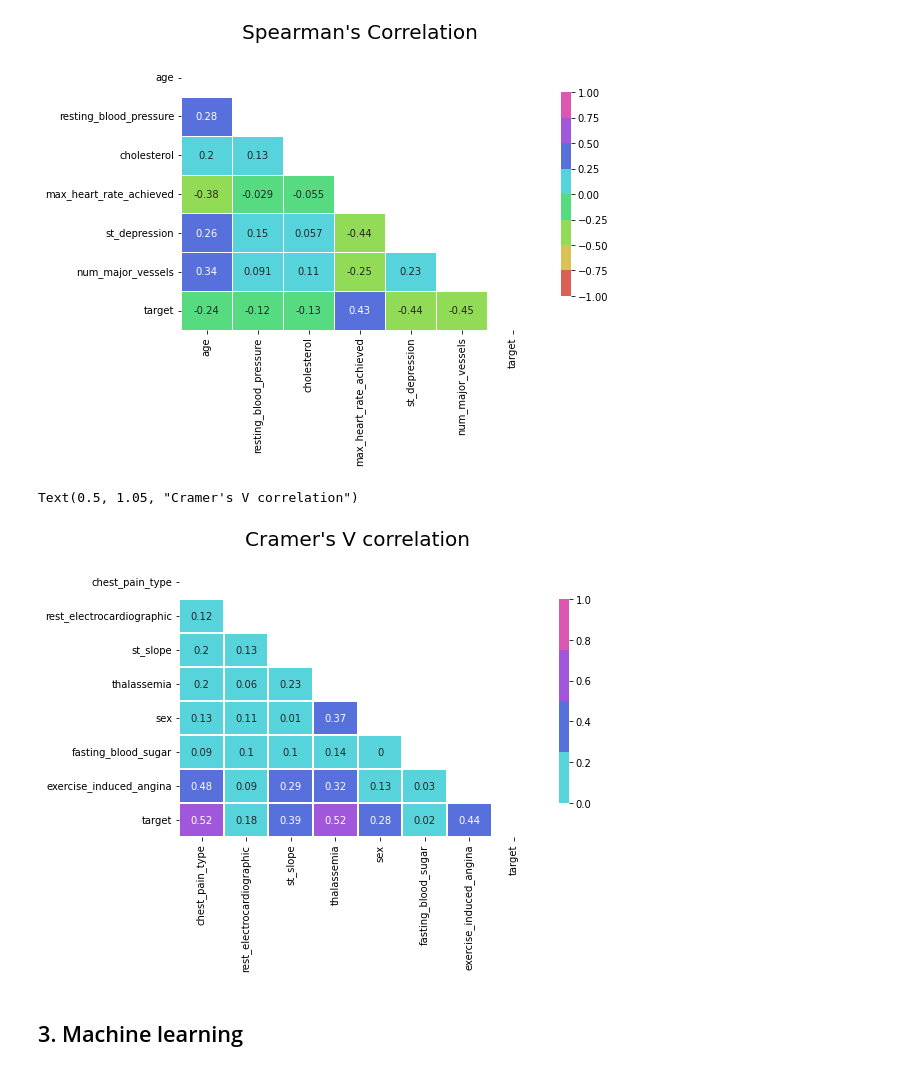
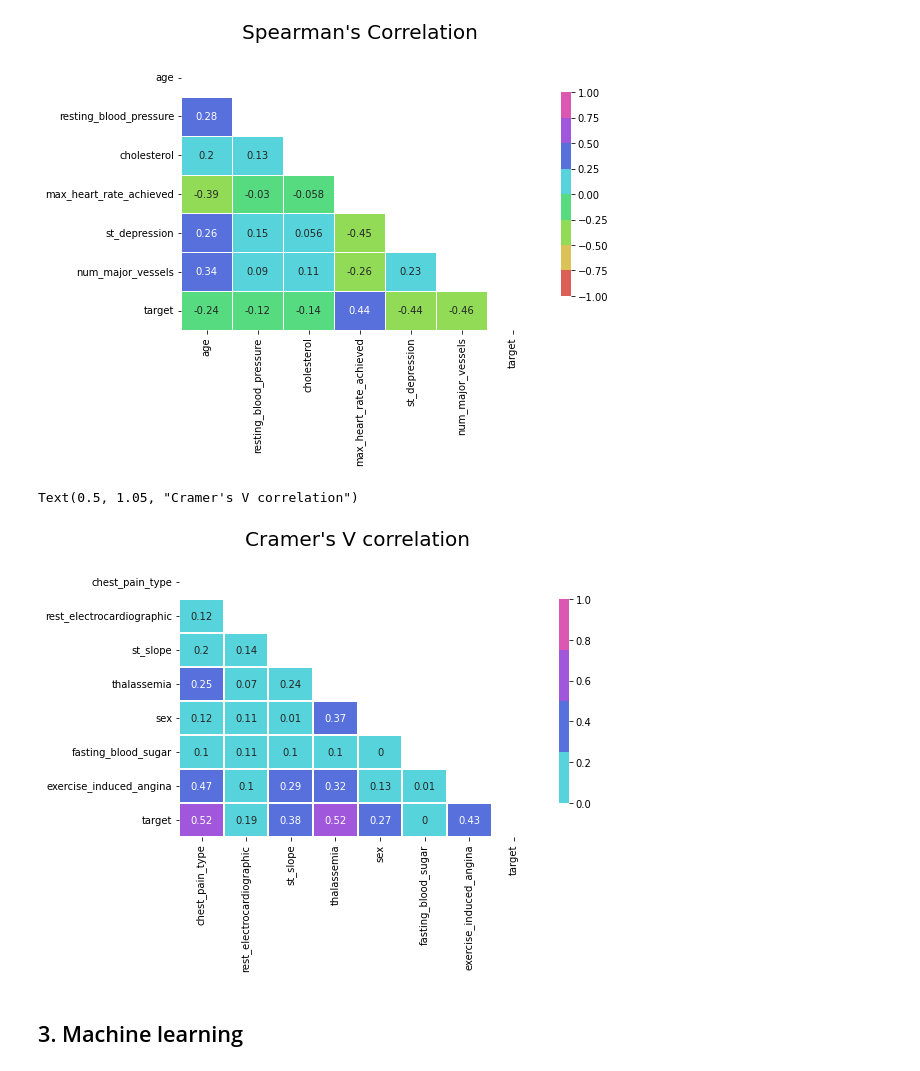
Before and after one commit to ofek181/A-Heart-Disease-Study, a Jupyter notebook: heart_disease_study.ipynb, the cells around one changed output. Cells and saved outputs as stored; diff of their text form; code cells hidden in the pictures.

```diff
--- a/heart_disease_study.ipynb
+++ b/heart_disease_study.ipynb
@@ -170,6 +175,9 @@ num_major_vessels              int64
 thalassemia                   object
 target                         int64
 dtype: object
+# %%
+# drop error data
+df = df[df['thalassemia'] != 0]
 # %%
 # group numerial features together
 numerical_features = ['age', 'cholesterol', 'resting_blood_pressure', 'max_heart_rate_achieved', 'st_depression', 'num_major_vessels']
@@ -292,7 +301,7 @@ ax.set_title("Spearman's Correlation", fontsize=20, y= 1.05)
 Text(0.5, 1.05, "Spearman's Correlation")
 [figure]
 # %%
-def cramers_v_correlation(x, y):
+def cramers_v_correlation(x: pd.array, y: pd.array) -> float:
     confusion_matrix = pd.crosstab(x,y)
     chi2 = stats.chi2_contingency(confusion_matrix)[0]
     n = np.sum(np.sum(confusion_matrix))
@@ -302,34 +311,34 @@ def cramers_v_correlation(x, y):
     kcorr = k - ((k - 1)**2) / (n - 1)
     cramers_v = np.sqrt(phi2corr / min((kcorr - 1), (rcorr - 1)))
     return cramers_v
 
 # calculate the correlation coefficients using the above function
 categorical_data = df[categorical_features]
 rows= []
 for r in categorical_data:
     col = []
     for c in categorical_data:
         x = categorical_data[r]
         y = categorical_data[c]
         cramers_v = cramers_v_correlation(x, y)
         col.append(round(cramers_v, 2))
     rows.append(col)
 
 cramers_results = np.array(rows)
 results = pd.DataFrame(cramers_results, columns = categorical_data.columns, index = categorical_data.columns)
 
 # plot the heat map
 palet = sns.color_palette("hls", 8)
 mask = np.triu(np.ones_like(results, dtype=bool))
 corr = results.mask(mask)
 f, ax = plt.subplots(figsize=(8, 5), facecolor=None)
 cmap = sns.color_palette(palet)
 sns.heatmap(corr, mask=mask, cmap=cmap, vmax=1.0, vmin=0, center=0, annot=True,
             square=False, linewidths=.01, cbar_kws={"shrink": 0.75})
 ax.set_title("Cramer's V correlation", fontsize=20, y= 1.05)
 # %% [output]
 Text(0.5, 1.05, "Cramer's V correlation")
-[figure, old version]
+[figure, new version]
 # %% [markdown]
 ## 3. Machine learning
 # %% [markdown]
```
Also changed, not shown: parts of 15 cells of this notebook.
